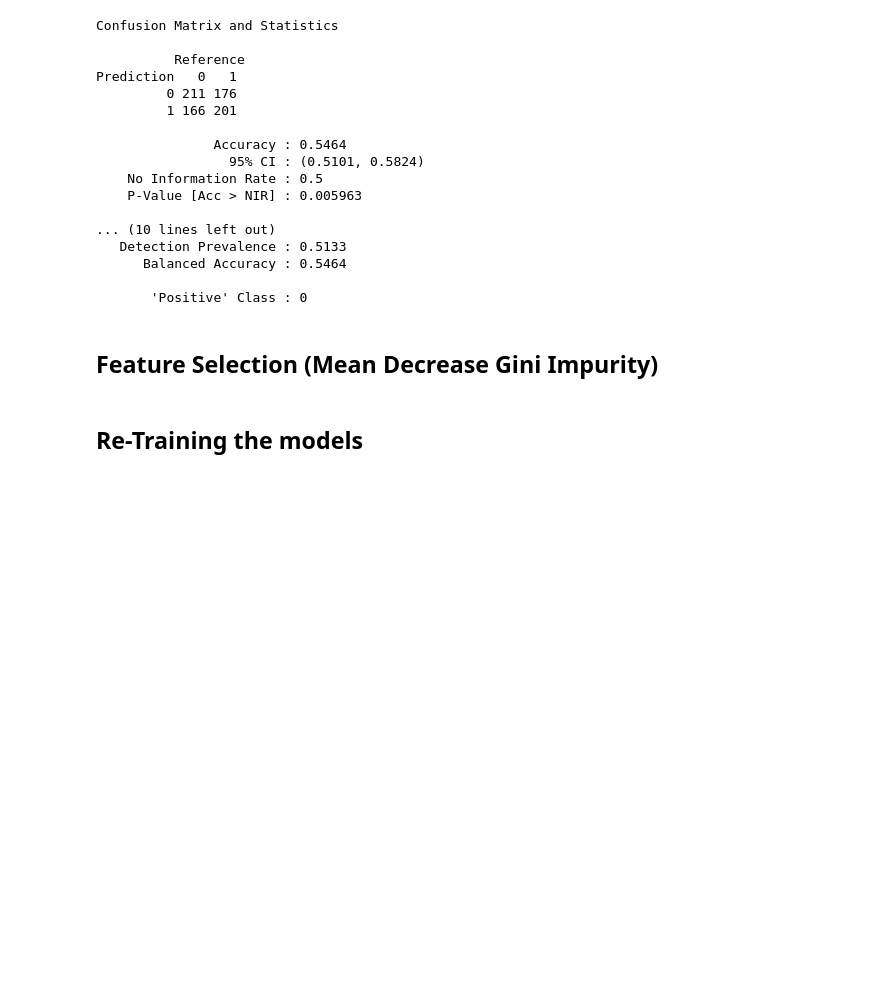
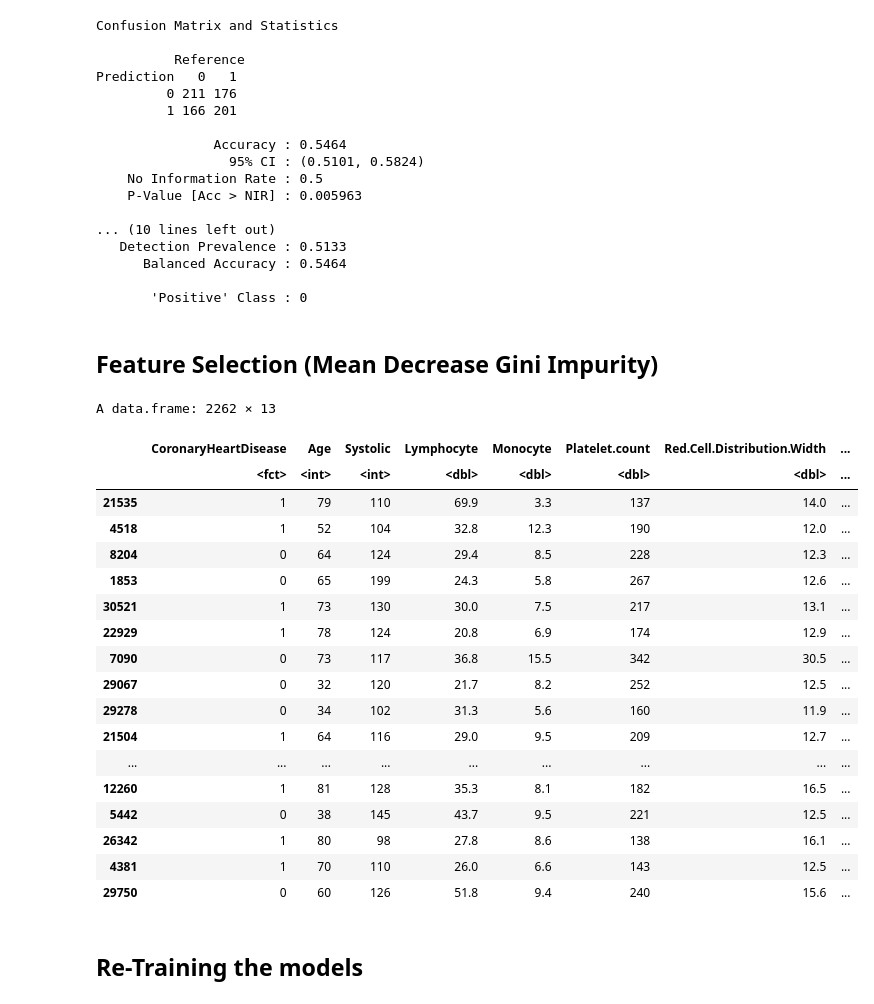
Before and after one commit to srupat/Cardiovascular-Disease-Prediction, a Jupyter notebook: final_ds_cp.ipynb, the cells around one changed output. Cells and saved outputs as stored; diff of their text form; code cells hidden in the pictures; blank space fills up the shorter version.

```diff
--- a/final_ds_cp.ipynb
+++ b/final_ds_cp.ipynb
@@ -258,15 +276,35 @@ rf_model <- randomForest(CoronaryHeartDisease ~ ., data = train_data, ntree = 10
 # %%
 variable_importance <- importance(rf_model)
 
 variable_importance_df <- as.data.frame(variable_importance)
 
 important_vars <- rownames(variable_importance_df[variable_importance_df$MeanDecreaseGini > 25, , drop = FALSE])
 important_vars <- important_vars[!important_vars %in% "SEQN"]
 
 train_data_rf <- train_data[, c("CoronaryHeartDisease", important_vars)]
 test_data_rf <- test_data[, c("CoronaryHeartDisease", important_vars)]
 
-# train_data_rf
+train_data_rf
+# %% [output]
+A data.frame: 2262 × 13
+|  | CoronaryHeartDisease | Age | Systolic | Lymphocyte | Monocyte | Platelet.count | Red.Cell.Distribution.Width | ... |
+|  | <fct> | <int> | <int> | <dbl> | <dbl> | <dbl> | <dbl> | ... |
+| 21535 | 1 | 79 | 110 | 69.9 | 3.3 | 137 | 14.0 | ... |
+| 4518 | 1 | 52 | 104 | 32.8 | 12.3 | 190 | 12.0 | ... |
+| 8204 | 0 | 64 | 124 | 29.4 | 8.5 | 228 | 12.3 | ... |
+| 1853 | 0 | 65 | 199 | 24.3 | 5.8 | 267 | 12.6 | ... |
+| 30521 | 1 | 73 | 130 | 30.0 | 7.5 | 217 | 13.1 | ... |
+| 22929 | 1 | 78 | 124 | 20.8 | 6.9 | 174 | 12.9 | ... |
+| 7090 | 0 | 73 | 117 | 36.8 | 15.5 | 342 | 30.5 | ... |
+| 29067 | 0 | 32 | 120 | 21.7 | 8.2 | 252 | 12.5 | ... |
+| 29278 | 0 | 34 | 102 | 31.3 | 5.6 | 160 | 11.9 | ... |
+| 21504 | 1 | 64 | 116 | 29.0 | 9.5 | 209 | 12.7 | ... |
+| ... | ... | ... | ... | ... | ... | ... | ... | ... |
+| 12260 | 1 | 81 | 128 | 35.3 | 8.1 | 182 | 16.5 | ... |
+| 5442 | 0 | 38 | 145 | 43.7 | 9.5 | 221 | 12.5 | ... |
+| 26342 | 1 | 80 | 98 | 27.8 | 8.6 | 138 | 16.1 | ... |
+| 4381 | 1 | 70 | 110 | 26.0 | 6.6 | 143 | 12.5 | ... |
+| 29750 | 0 | 60 | 126 | 51.8 | 9.4 | 240 | 15.6 | ... |
 # %% [markdown]
 ## Re-Training the models
 # %%
```
Also changed, not shown: parts of 7 cells of this notebook, 5 other files.
